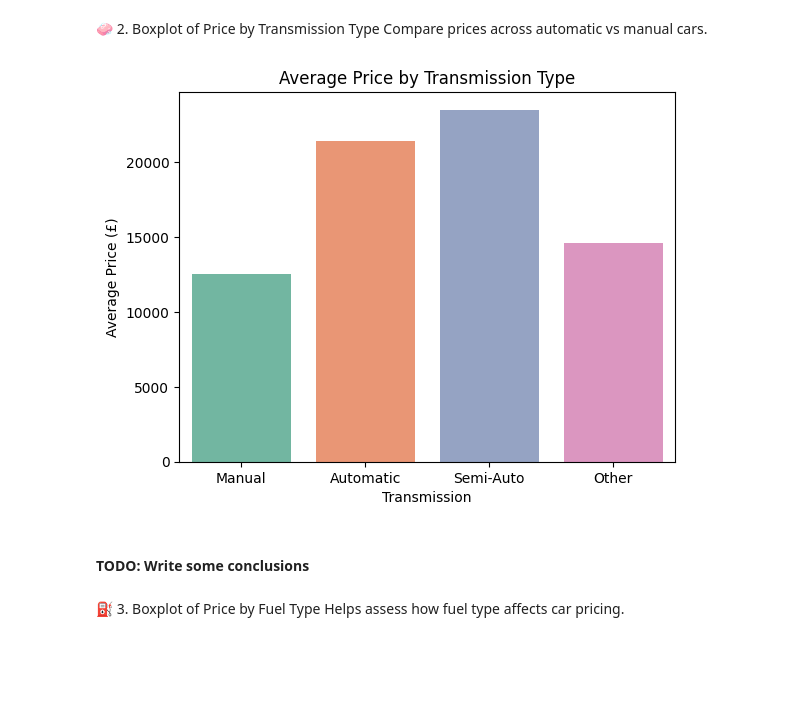
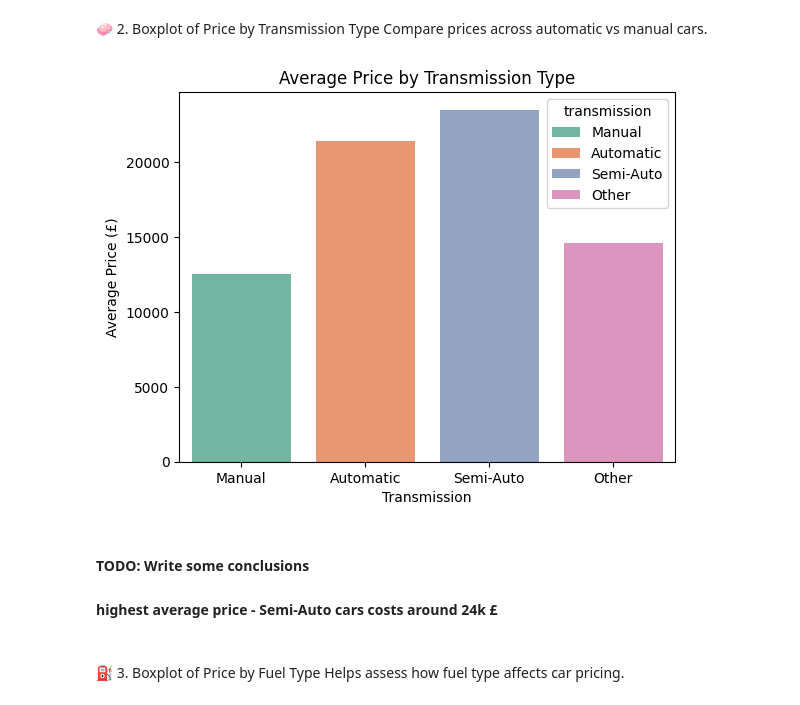
Before and after one commit to kovexison/Practica-AI, a Jupyter notebook: 01-ML-Regression/car_prices_regression.ipynb, the cells around one changed output. Saved outputs shown, nothing was run; the diff lists cells and outputs as text; code cells hidden in the pictures; blank space fills up the shorter version.

```diff
--- a/01-ML-Regression/car_prices_regression.ipynb
+++ b/01-ML-Regression/car_prices_regression.ipynb
@@ -230,27 +228,29 @@ Compare prices across automatic vs manual cars.
 # %%
 import seaborn as sns
 import matplotlib.pyplot as plt
 
 # Use 'hue' to apply the palette per category
 sns.barplot(
     x='transmission',
     y='price',
     data=df,
     hue='transmission',
     palette='Set2',
     errorbar=None,
-    legend=False
+    legend=True
 )
 
 plt.title('Average Price by Transmission Type')
 plt.ylabel('Average Price (£)')
 plt.xlabel('Transmission')
 plt.xticks(rotation=0)
 plt.show()
 # %% [output]
-[figure, old version]
+[figure, new version]
 # %% [markdown]
 ####  TODO: Write some conclusions
+#### highest average price - Semi-Auto cars costs around 24k £
+####
 # %% [markdown]
 ⛽ 3. Boxplot of Price by Fuel Type
 Helps assess how fuel type affects car pricing.
```
Also changed, not shown: parts of 10 cells of this notebook.
